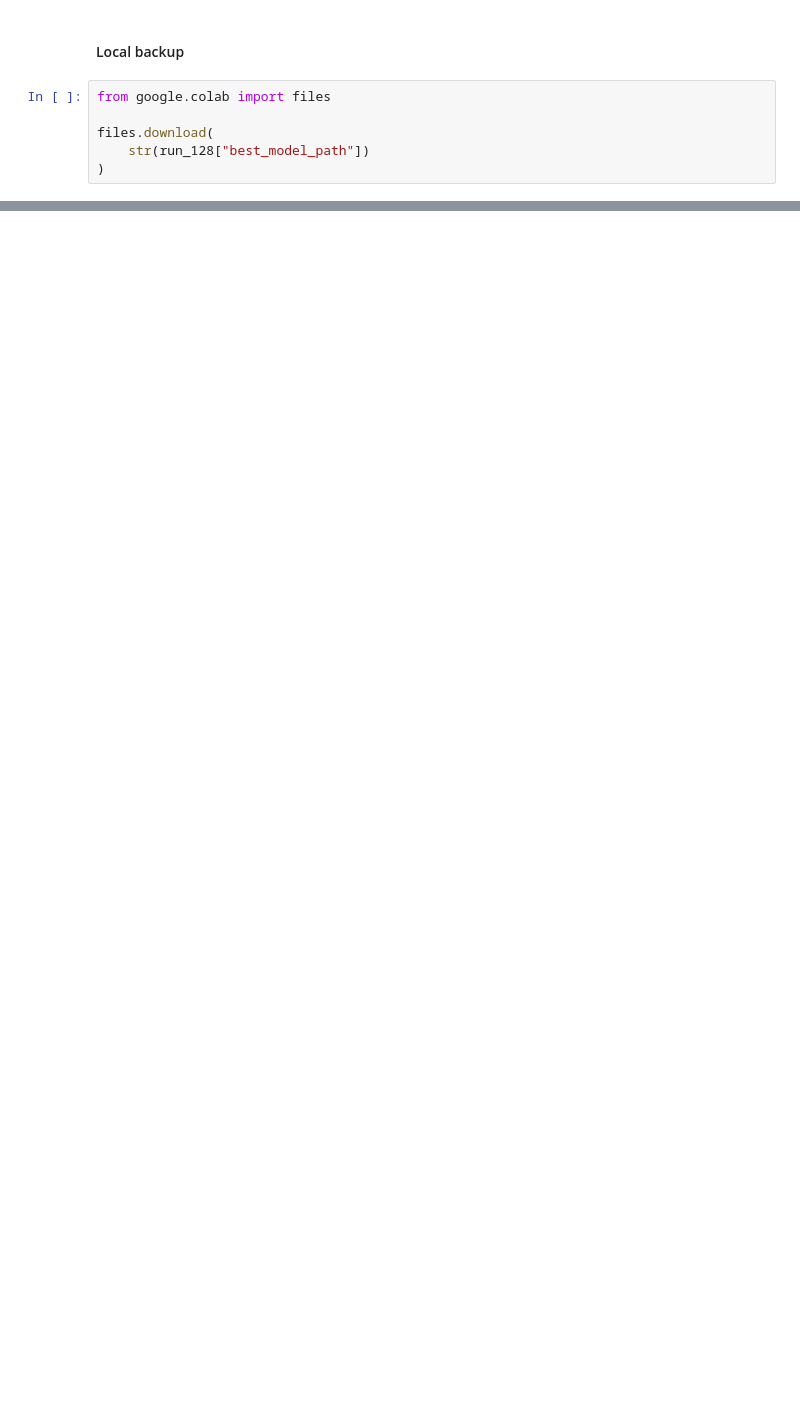
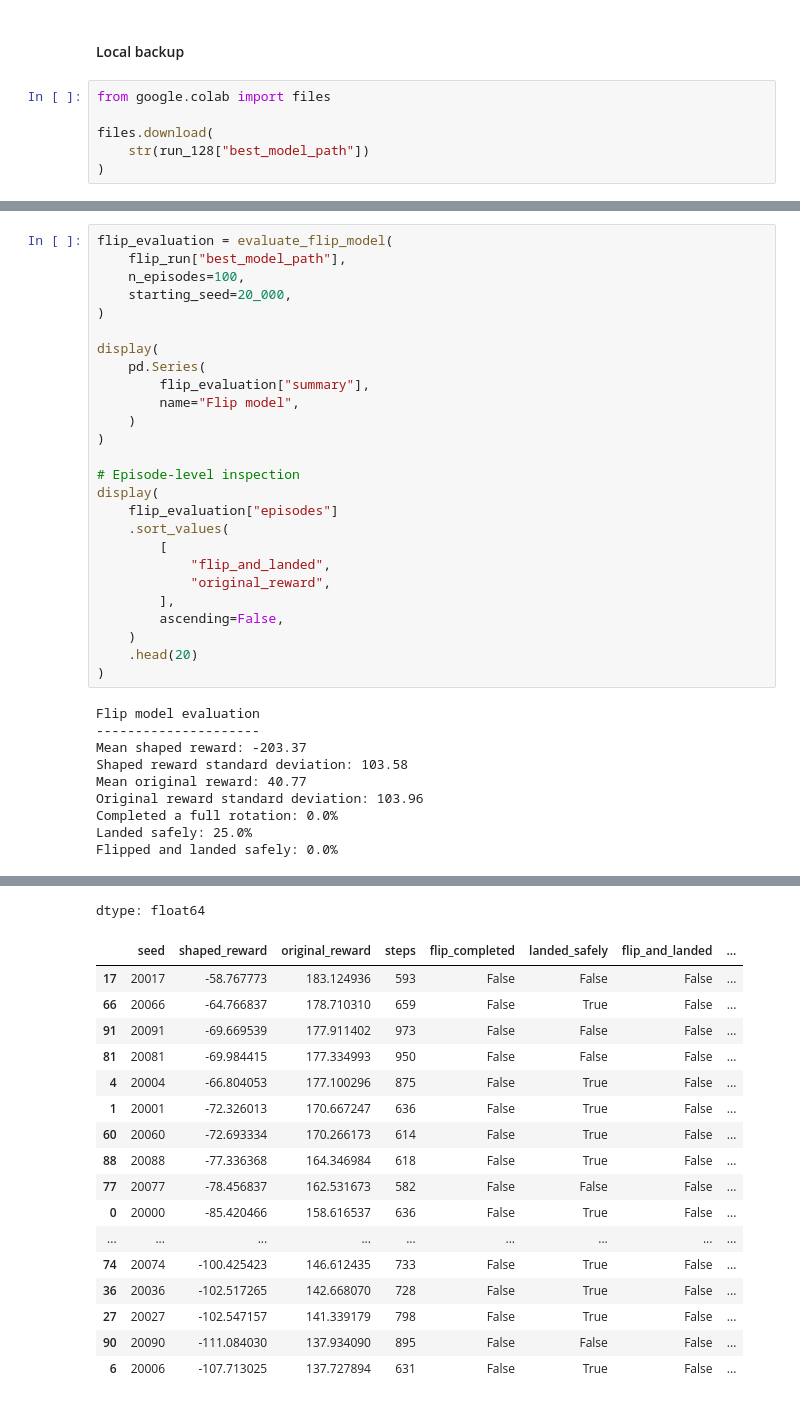
Before and after one commit to KaptainKris92/HuggingFace_RL_Course, a Jupyter notebook: notebooks/unit1/LunarLander_v3_Models.ipynb, the cells around one changed output, grey strips where cells are left out. Drawn from its saved outputs; the diff is of its cells as text; blank space fills up the shorter version.

Commit message:
Failed attempt at making flip model v2

```diff
--- a/notebooks/unit1/LunarLander_v3_Models.ipynb
+++ b/notebooks/unit1/LunarLander_v3_Models.ipynb
@@ -1372,0 +2474,36 @@ files.download(
+# %%
+flip_evaluation = evaluate_flip_model(
+    flip_run["best_model_path"],
+    n_episodes=100,
+    starting_seed=20_000,
+)
+
+display(
+    pd.Series(
+        flip_evaluation["summary"],
+        name="Flip model",
+    )
+)
+
+# Episode-level inspection
+display(
+    flip_evaluation["episodes"]
+    .sort_values(
+        [
+            "flip_and_landed",
+            "original_reward",
+        ],
+        ascending=False,
+    )
+    .head(20)
+)
+# %% [output]
+Flip model evaluation
+---------------------
+Mean shaped reward: -203.37
+Shaped reward standard deviation: 103.58
+Mean original reward: 40.77
+Original reward standard deviation: 103.96
+Completed a full rotation: 0.0%
+Landed safely: 25.0%
+Flipped and landed safely: 0.0%
@@ -1372,0 +2526,18 @@ files.download(
+dtype: float64
+|  | seed | shaped_reward | original_reward | steps | flip_completed | landed_safely | flip_and_landed | ... |
+| 17 | 20017 | -58.767773 | 183.124936 | 593 | False | False | False | ... |
+| 66 | 20066 | -64.766837 | 178.710310 | 659 | False | True | False | ... |
+| 91 | 20091 | -69.669539 | 177.911402 | 973 | False | False | False | ... |
+| 81 | 20081 | -69.984415 | 177.334993 | 950 | False | False | False | ... |
+| 4 | 20004 | -66.804053 | 177.100296 | 875 | False | True | False | ... |
+| 1 | 20001 | -72.326013 | 170.667247 | 636 | False | True | False | ... |
+| 60 | 20060 | -72.693334 | 170.266173 | 614 | False | True | False | ... |
+| 88 | 20088 | -77.336368 | 164.346984 | 618 | False | True | False | ... |
+| 77 | 20077 | -78.456837 | 162.531673 | 582 | False | False | False | ... |
+| 0 | 20000 | -85.420466 | 158.616537 | 636 | False | True | False | ... |
+| ... | ... | ... | ... | ... | ... | ... | ... | ... |
+| 74 | 20074 | -100.425423 | 146.612435 | 733 | False | True | False | ... |
+| 36 | 20036 | -102.517265 | 142.668070 | 728 | False | True | False | ... |
+| 27 | 20027 | -102.547157 | 141.339179 | 798 | False | True | False | ... |
+| 90 | 20090 | -111.084030 | 137.934090 | 895 | False | False | False | ... |
+| 6 | 20006 | -107.713025 | 137.727894 | 631 | False | True | False | ... |
```
Also changed, not shown: parts of 22 cells of this notebook.
